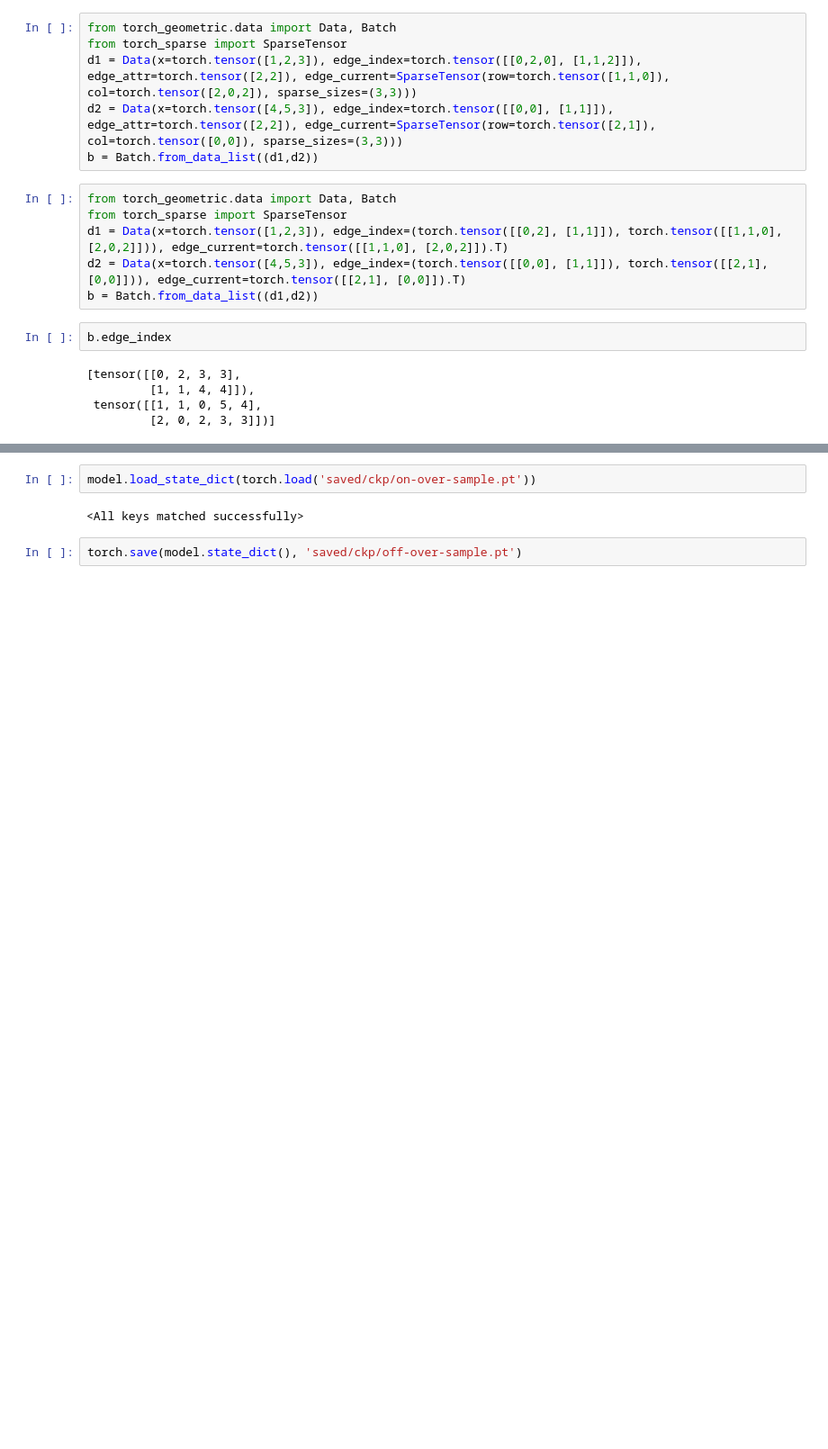
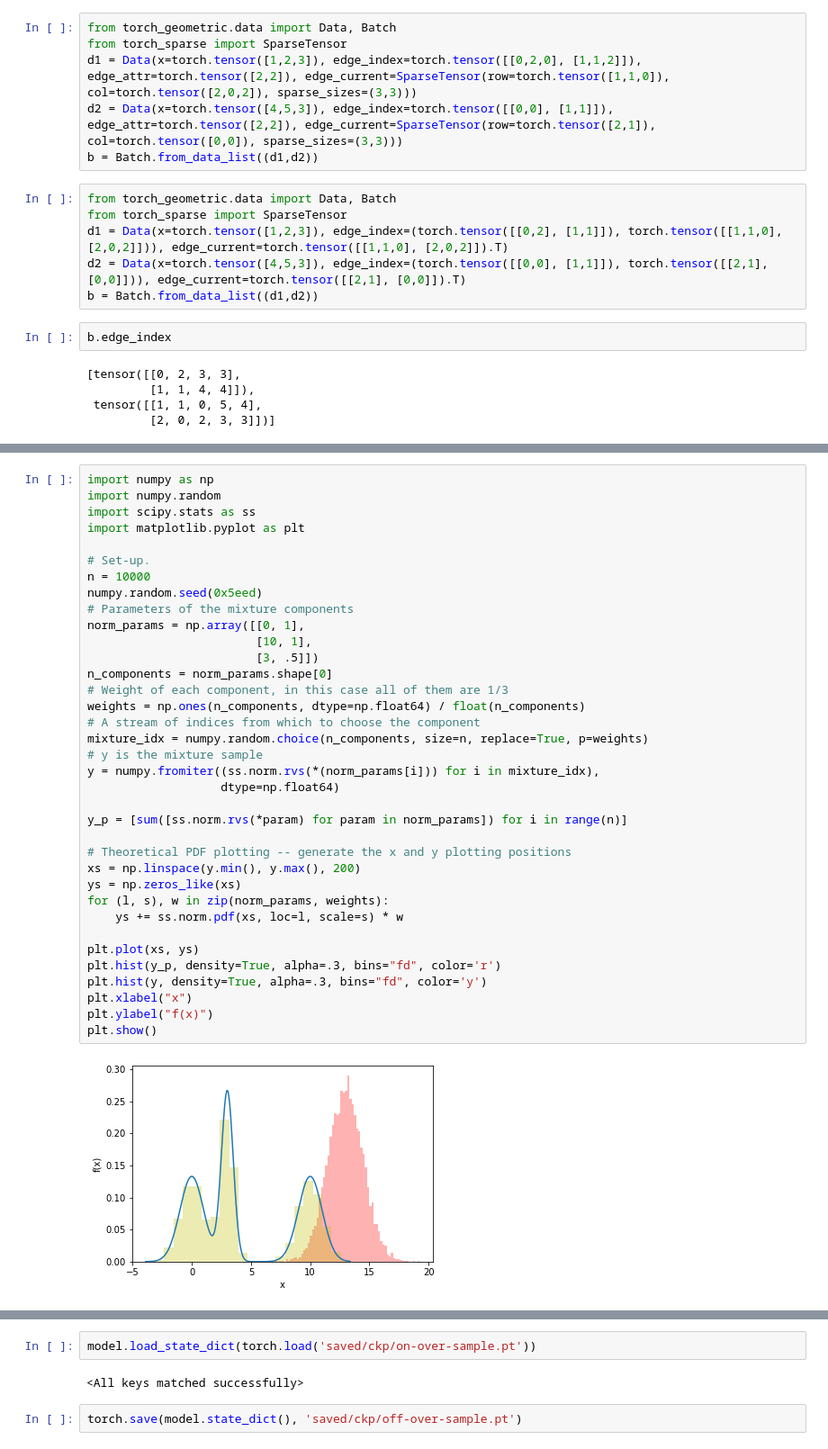
Before and after one commit to andrei-rusu/control-diffusion, a Jupyter notebook: EpidemicRun.ipynb, the cells around one changed output, grey strips where cells are left out. Shown at 90% size. Cells and saved outputs as stored; diff of their text form; blank space fills up the shorter version.

```diff
--- a/EpidemicRun.ipynb
+++ b/EpidemicRun.ipynb
@@ -163,3 +170,41 @@ Estimated Total Size (MB): 0.94
+# %%
+import numpy as np
+import numpy.random
+import scipy.stats as ss
+import matplotlib.pyplot as plt
+
+# Set-up.
+n = 10000
+numpy.random.seed(0x5eed)
+# Parameters of the mixture components
+norm_params = np.array([[0, 1],
+                        [10, 1],
+                        [3, .5]])
+n_components = norm_params.shape[0]
+# Weight of each component, in this case all of them are 1/3
+weights = np.ones(n_components, dtype=np.float64) / float(n_components)
+# A stream of indices from which to choose the component
+mixture_idx = numpy.random.choice(n_components, size=n, replace=True, p=weights)
+# y is the mixture sample
+y = numpy.fromiter((ss.norm.rvs(*(norm_params[i])) for i in mixture_idx),
+                   dtype=np.float64)
+
+y_p = [sum([ss.norm.rvs(*param) for param in norm_params]) for i in range(n)]
+
+# Theoretical PDF plotting -- generate the x and y plotting positions
+xs = np.linspace(y.min(), y.max(), 200)
+ys = np.zeros_like(xs)
+for (l, s), w in zip(norm_params, weights):
+    ys += ss.norm.pdf(xs, loc=l, scale=s) * w
+
+plt.plot(xs, ys)
+plt.hist(y_p, density=True, alpha=.3, bins="fd", color='r')
+plt.hist(y, density=True, alpha=.3, bins="fd", color='y')
+plt.xlabel("x")
+plt.ylabel("f(x)")
+plt.show()
+# %% [output]
+[figure, added]
 # %%
 import copy
 import torch
```
Also changed, not shown: parts of 3 cells of this notebook, 9 other files.
